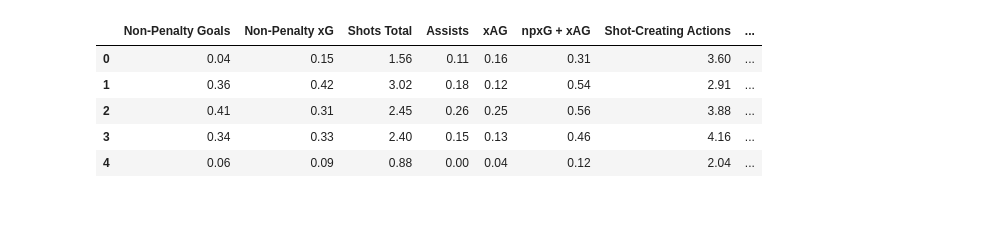
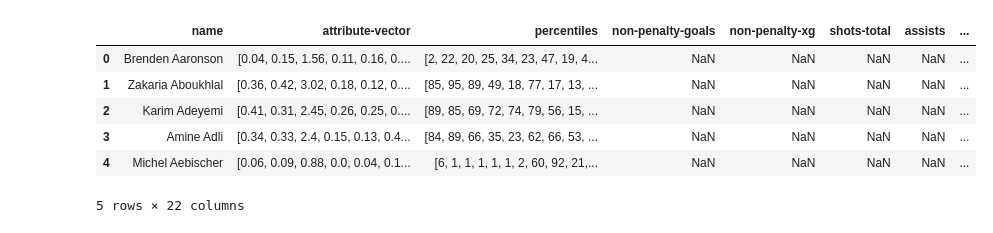
Before and after one commit to enesyesil/Moneyball-Scout-ML, a Jupyter notebook: Moneyball Scout Dataset.ipynb, the cells around one changed output. Saved outputs shown, nothing was run; the diff lists cells and outputs as text; code cells hidden in the pictures.

Commit message:
refactor: notebook
- fixed errors
- cleaned up code blocks

```diff
--- a/Moneyball Scout Dataset.ipynb
+++ b/Moneyball Scout Dataset.ipynb
@@ -57,12 +89,37 @@ df_merged = pd.concat([df_atmid_wingers, df_centerbacks, df_forwards, df_fullbac
 # %%
-non_gk_dict = [
-    'Non-Penalty Goals', 'Non-Penalty xG', 'Shots Total', 'Assists', 'xAG', 'npxG + xAG', 'Shot-Creating Actions',
-    'Passes Attempted', 'Pass Completion %', 'Progressive Passes', 'Progressive Carries', 'Successful Take-Ons',
-    'Touches (Att Pen)', 'Progressive Passes Rec', 'Tackles', 'Interceptions', 'Blocks', 'Clearances', 'Aerials won'
+# get attribute names
+non_gk_names = [
+    "Non-Penalty Goals",
+    "Non-Penalty xG",
+    "Shots Total",
+    "Assists",
+    "xAG",
+    "npxG + xAG",
+    "Shot-Creating Actions",
+    "Passes Attempted",
+    "Pass Completion %",
+    "Progressive Passes",
+    "Progressive Carries",
+    "Successful Take-Ons",
+    "Touches (Att Pen)",
+    "Progressive Passes Rec",
+    "Tackles",
+    "Interceptions",
+    "Blocks",
+    "Clearances",
+    "Aerials won",
 ]
 
-gk_attributes = [
-    'PSxG-GA', 'Goals Against', 'Save Percentage', 'PSxG/SoT', 'Save% (Penalty Kicks)', 'Clean Sheet Percentage',
-    'Touches', 'Launch %', 'Goal Kicks', 'Avg. Length of Goal Kicks', 'Crosses Stopped %', 'Def. Actions Outside Pen. Area',
-    'Avg. Distance of Def. Actions'
-]
+# add attributes as columns
+for col in non_gk_names:
+    df_merged.insert(len(df_merged.columns), col.lower().replace(" ", "-"), np.nan)
+
+df_merged.head()
+# %% [output]
+|  | name | attribute-vector | percentiles | non-penalty-goals | non-penalty-xg | shots-total | assists | ... |
+| 0 | Brenden Aaronson | [0.04, 0.15, 1.56, 0.11, 0.16, 0.... | [2, 22, 20, 25, 34, 23, 47, 19, 4... | NaN | NaN | NaN | NaN | ... |
+| 1 | Zakaria Aboukhlal | [0.36, 0.42, 3.02, 0.18, 0.12, 0.... | [85, 95, 89, 49, 18, 77, 17, 13, ... | NaN | NaN | NaN | NaN | ... |
+| 2 | Karim Adeyemi | [0.41, 0.31, 2.45, 0.26, 0.25, 0.... | [89, 85, 69, 72, 74, 79, 56, 15, ... | NaN | NaN | NaN | NaN | ... |
+| 3 | Amine Adli | [0.34, 0.33, 2.4, 0.15, 0.13, 0.4... | [84, 89, 66, 35, 23, 62, 66, 53, ... | NaN | NaN | NaN | NaN | ... |
+| 4 | Michel Aebischer | [0.06, 0.09, 0.88, 0.0, 0.04, 0.1... | [6, 1, 1, 1, 1, 1, 2, 60, 92, 21,... | NaN | NaN | NaN | NaN | ... |
+5 rows × 22 columns
@@ -82,36 +125,0 @@ for attribute in gk_attributes:
-# %%
-# Assuming the "Attribute Vector" is a string representation of a list, we need to evaluate it as a list
-import ast  # Import Abstract Syntax Trees to safely evaluate string literals to objects
-
-# Function to assign attribute vector values to the corresponding columns
-def assign_attribute_values(row, attribute_names):
-    try:
-        # Convert the string representation of the list into an actual list
-        attribute_values = ast.literal_eval(row['Attribute Vector'])
-        # Assign each value to its corresponding column
-        for name, value in zip(attribute_names, attribute_values):
-            row[name] = value
-    except ValueError:
-        # In case of a ValueError (e.g., if 'Attribute Vector' cannot be converted), skip the row
-        pass
-    except SyntaxError:
-        # In case of a SyntaxError during conversion, skip the row
-        pass
-    return row
-
-# Determine which set of attributes to use based on the DataFrame (using non_gk_attributes as an example)
-# Adjust this based on your logic for distinguishing between non-GK and GK players
-attribute_names = non_gk_attributes  # or gk_attributes for GK players
-
-# Apply the function to each row in the DataFrame
-df_normal_players = df_normal_players.apply(assign_attribute_values, attribute_names=attribute_names, axis=1)
-
-# Display the first few rows to confirm the assignment
-df_normal_players.head()[attribute_names]  # Show only a subset of columns for brevity
-# %% [output]
-|  | Non-Penalty Goals | Non-Penalty xG | Shots Total | Assists | xAG | npxG + xAG | Shot-Creating Actions | ... |
-| 0 | 0.04 | 0.15 | 1.56 | 0.11 | 0.16 | 0.31 | 3.60 | ... |
-| 1 | 0.36 | 0.42 | 3.02 | 0.18 | 0.12 | 0.54 | 2.91 | ... |
-| 2 | 0.41 | 0.31 | 2.45 | 0.26 | 0.25 | 0.56 | 3.88 | ... |
-| 3 | 0.34 | 0.33 | 2.40 | 0.15 | 0.13 | 0.46 | 4.16 | ... |
-| 4 | 0.06 | 0.09 | 0.88 | 0.00 | 0.04 | 0.12 | 2.04 | ... |
```
Also changed, not shown: parts of 22 cells of this notebook, 1 other file.
